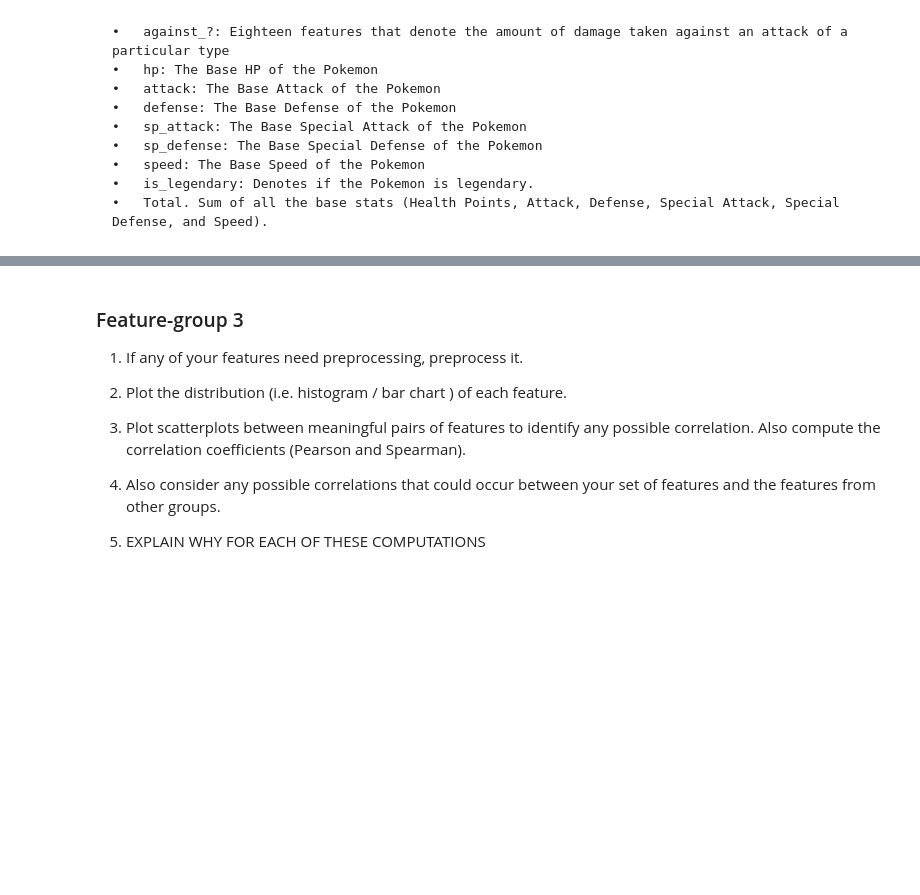
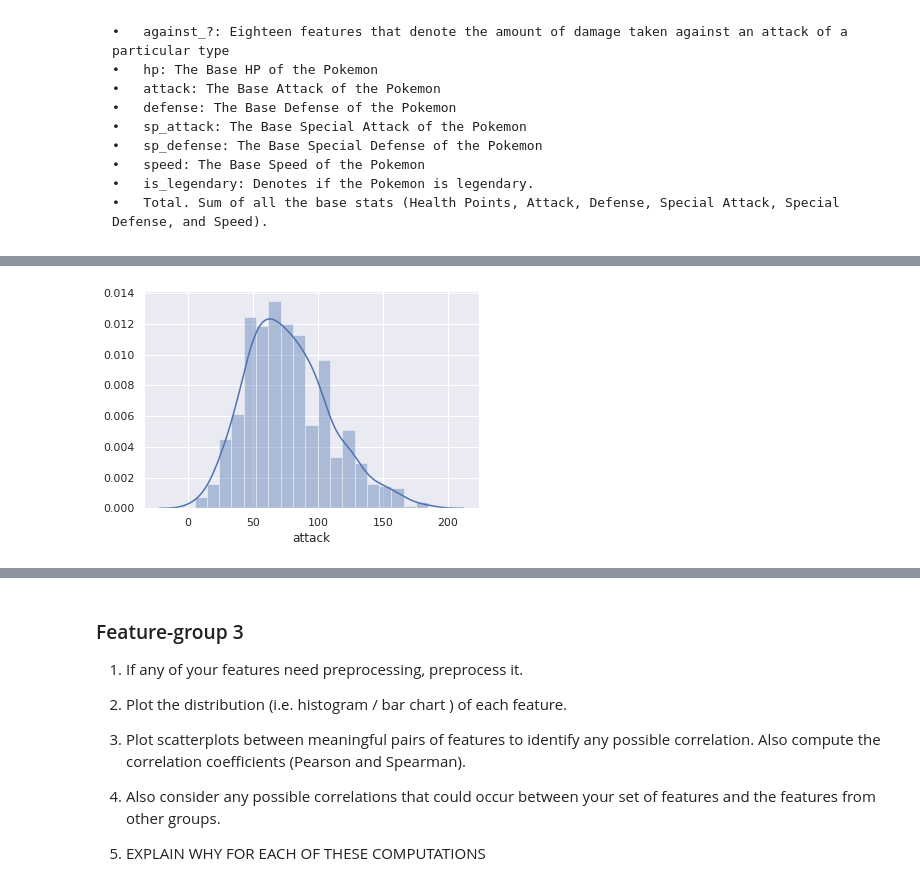
Before and after one commit to com-480-data-visualization/com-480-project-analaktycs, a Jupyter notebook: Milestone1.ipynb, the cells around one changed output, grey strips where cells are left out. Cells and saved outputs as stored; diff of their text form; code cells hidden in the pictures; blank space fills up the shorter version.

```diff
--- a/Milestone1.ipynb
+++ b/Milestone1.ipynb
@@ -70,0 +94,4 @@ import seaborn as sns
+# %%
+sns.distplot(df['attack']);
+# %% [output]
+[figure, added]
```
Also changed, not shown: parts of 20 cells of this notebook, 1 other file.
